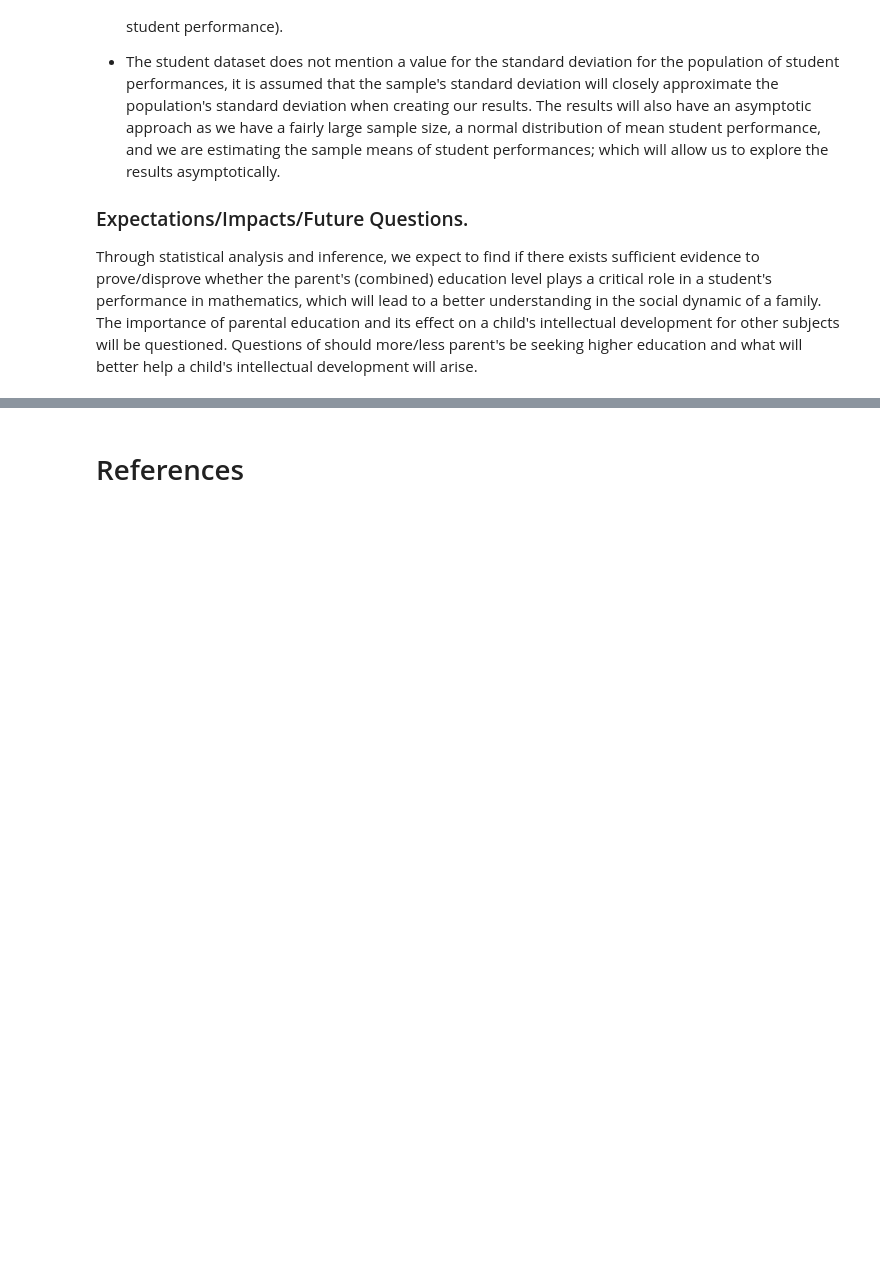
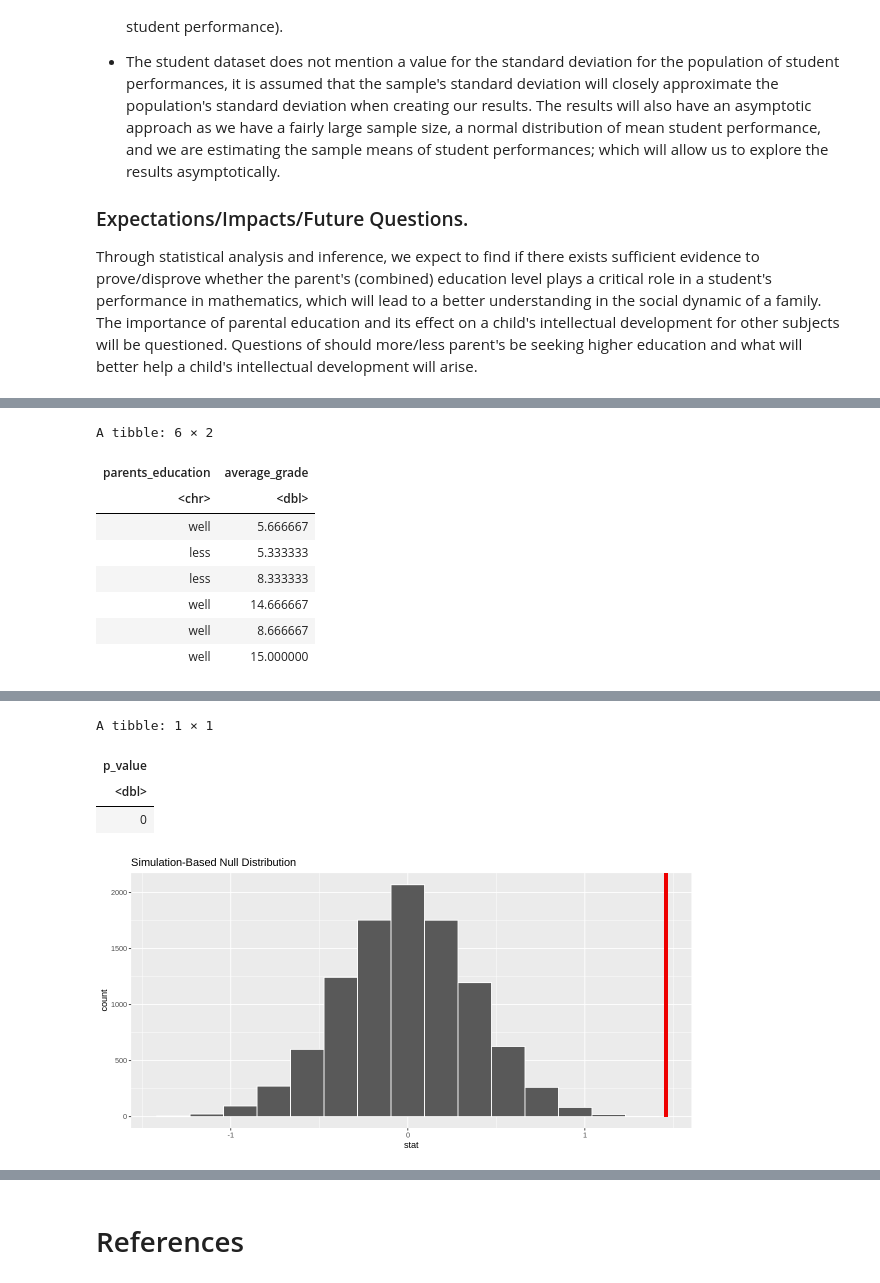
Before and after one commit to j-ackyao/STAT-Inference, a Jupyter notebook: project report.ipynb, the cells around one changed output, grey strips where cells are left out. Saved outputs shown, nothing was run; the diff lists cells and outputs as text; code cells hidden in the pictures; blank space fills up the shorter version.

Commit message:
quick hypothesis test

```diff
--- a/project report.ipynb
+++ b/project report.ipynb
@@ -254,0 +272,30 @@ Comparing the two distributions seen above, both centers seems to be similar whi
+# %%
+# select relevant data
+student_data <- student_data |>
+    select(parents_education, average_grade)
+head(student_data)
+
+obs_stat <- student_data |>
+    specify(average_grade ~ parents_education) |>
+    calculate(stat = "diff in means", order = c("well", "less"))
+
+# null model
+results <- specify(student_data, formula = average_grade ~ parents_education) |>
+    hypothesize(null = "independence") |>
+    generate(type = "permute", reps = 10000) |>
+    calculate(stat = "diff in means", order = c("well", "less"))
+
+
+results |> visualize() + shade_p_value(obs_stat, direction = "greater")
+
+get_p_value(results, obs_stat, direction = "greater")
+# %% [output]
+A tibble: 6 × 2
+| parents_education | average_grade |
+| <chr> | <dbl> |
+| well | 5.666667 |
+| less | 5.333333 |
+| less | 8.333333 |
+| well | 14.666667 |
+| well | 8.666667 |
+| well | 15.000000 |
@@ -254,0 +304,5 @@ Comparing the two distributions seen above, both centers seems to be similar whi
+A tibble: 1 × 1
+| p_value |
+| <dbl> |
+| 0 |
+[figure, added]
```
Also changed, not shown: parts of 9 cells of this notebook.
